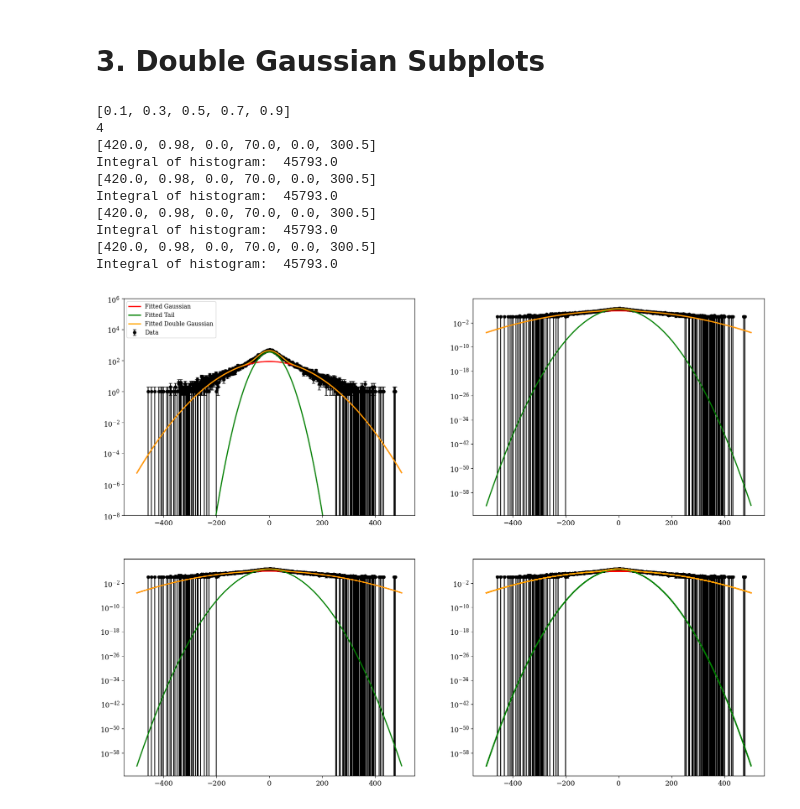
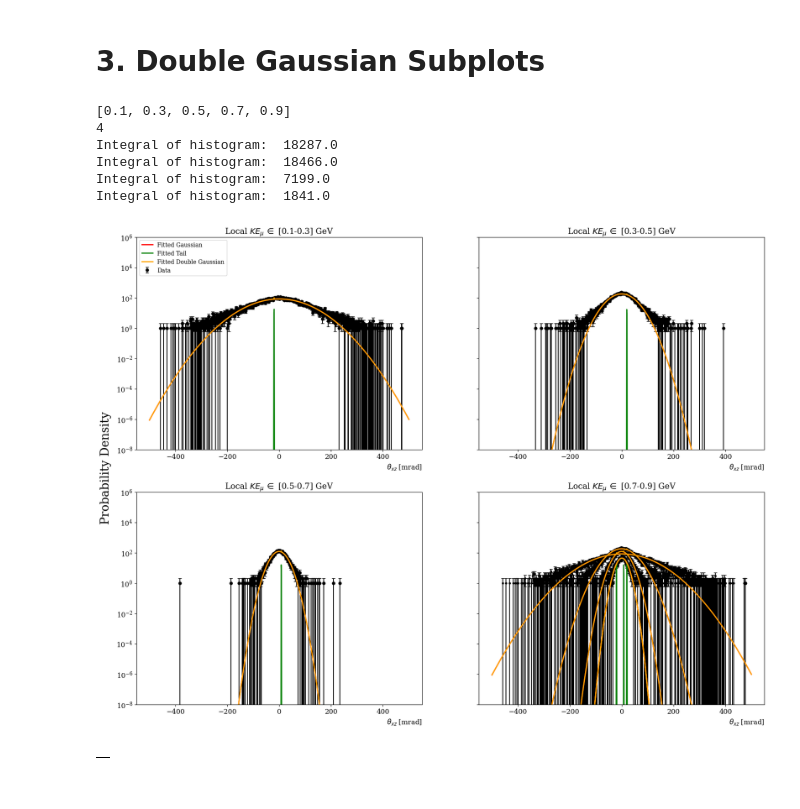
Before and after one commit to rhin525/mcs-dgaus, a Jupyter notebook: notebooks/mcs_MCSimStudy.ipynb, the cells around one changed output. Cells and saved outputs as stored; diff of their text form; code cells hidden in the pictures.

Commit message:
Fixed subplots function, now each subplot contains a different plot for each energy bin.

```diff
--- a/notebooks/mcs_MCSimStudy.ipynb
+++ b/notebooks/mcs_MCSimStudy.ipynb
@@ -493,7 +492,7 @@ def double_gaus_sub_5param(df,column,idx,energyBounds=[],name="",core=False,tail
 
     return fitResult
 # %%
-def double_gaus_subplots(df,column,energyBounds=[0.1,0.9],name="",core=False,tail=False,nbins=1000):
+def double_gaus_subplots(df,column,energyBounds=[0.1,0.9],xname="",core=False,tail=False,nbins=1000):
     series = df[column]
     dgaus_parameters = pd.DataFrame()
     eb1 = energyBounds[0]
@@ -520,7 +519,7 @@ def double_gaus_subplots(df,column,energyBounds=[0.1,0.9],name="",core=False,tai
 
     print(len(energyBins)-1)
 
-    fig, axs = plt.subplots(nrows=2, ncols=2, figsize=(20, 15))
+    fig, axs = plt.subplots(nrows=2, ncols=2, figsize=(20, 15),sharey=True)
     axs = axs.flatten()
 
     #parameters=[420.,0.98,0.,70.,0,300.5] -> Good init parameters for [0.1-0.3] GeV
@@ -540,46 +539,46 @@ def double_gaus_subplots(df,column,energyBounds=[0.1,0.9],name="",core=False,tai
             count += 1
         seriesNew2 = pd.Series(listNew2)
 
-        func1 = TF1('func1', ROOT.double_gaus_norm, -500, 500, 6) #Create double gaussian function with 6 parameters, *Make a limit on params
-        func1.SetParameters(params[0],params[1],params[2],params[3],params[4],params[5])
+        func = TF1('func', ROOT.double_gaus_norm, -500, 500, 6) #Create double gaussian function with 6 parameters, *Make a limit on params
+        func.SetParameters(params[0],params[1],params[2],params[3],params[4],params[5])
 
         #[0.1,0.3 init]
         #func1.SetParameters(420.,0.98,0.,70.,0,300.5)
 
         # fit range for scaling factor
-        func1.SetParLimits(0, 0., 1000.)
+        func.SetParLimits(0, 0., 1000.)
         # fit range for area fraction
-        func1.SetParLimits(1, 0., 1.) #or try .5
+        func.SetParLimits(1, 0., 1.) #or try .5
 
         # fit ranges for sigma1, sigma2
-        func1.SetParLimits(3, 0., 420.)
-        func1.SetParLimits(5, 0., 600.)
+        func.SetParLimits(3, 0., 420.)
+        func.SetParLimits(5, 0., 600.)
 
         #fit ranges for mu1, mu2
-        func1.SetParLimits(2, -20., 20.)
-        func1.SetParLimits(4, -20., 20.)
+        func.SetParLimits(2, -20., 20.)
+        func.SetParLimits(4, -20., 20.)
 
         #func1.setparlimits(3, 0.0, seriesNew.max()) #tail amplitude limit, make max the max y in histogram
-        h_dtheta_xz = th1_from_series(seriesNew, name=name, nbins=nbins, xmin=-500, xmax=500) #Making TH1 Object to fit to the data
+        h_dtheta_xz = th1_from_series(seriesNew2, name='roothist', nbins=nbins, xmin=-500, xmax=500) #Making TH1 Object to fit to the data
         #h_dtheta_xz.Scale(1./ h_dtheta_xz.Integral())
         print("Integral of histogram: ", h_dtheta_xz.Integral())
-        h_dtheta_xz.Fit(func1, "S") #Fitting the double gaussian function to the data
+        h_dtheta_xz.Fit(func, "S") #Fitting the double gaussian function to the data
 
-        mu,sigma = func1.GetParameter(2), func1.GetParameter(3) #Getting the parameters of the fitted double gaussian function
-        mu_tail,sigma_tail = func1.GetParameter(4), func1.GetParameter(5) #Getting the parameters of the fitted double gaussian function
-        fraction,scale = func1.GetParameter(1), func1.GetParameter(0) #Getting the parameters of the fitted double gaussian function
+        mu,sigma = func.GetParameter(2), func.GetParameter(3) #Getting the parameters of the fitted double gaussian function
+        mu_tail,sigma_tail = func.GetParameter(4), func.GetParameter(5) #Getting the parameters of the fitted double gaussian function
+        fraction,scale = func.GetParameter(1), func.GetParameter(0) #Getting the parameters of the fitted double gaussian function
         #Get Parameter Errors
 
-        mu_err,sigma_err = func1.GetParError(2), func1.GetParError(3)
-        mu_tail_err,sigma_tail_err = func1.GetParError(4), func1.GetParError(5)
-        scale_err,fraction_err = func1.GetParError(0), func1.GetParError(1)
+        mu_err,sigma_err = func.GetParError(2), func.GetParError(3)
+        mu_tail_err,sigma_tail_err = func.GetParError(4), func.GetParError(5)
+        scale_err,fraction_err = func.GetParError(0), func.GetParError(1)
 
         #Getting fit results (chi squared, ndf)
-        chi2 = func1.GetChisquare()
-        ndf = func1.GetNDF()
+        chi2 = func.GetChisquare()
+        ndf = func.GetNDF()
         chi2_ndf = chi2/ndf
 
-        bin_heights, bin_borders = np.histogram(seriesNew, bins=nbins, range=(-500, 500)) #Normalizing histogram to 1
+        bin_heights, bin_borders = np.histogram(seriesNew2, bins=nbins, range=(-500, 500)) #Normalizing histogram to 1
         bin_centers = (bin_borders[:-1] + bin_borders[1:]) / 2
         plt.errorbar(bin_centers, bin_heights, yerr=np.sqrt(bin_heights), fmt='o', color='black', label='Data',markersize=3, capsize=3, linewidth=1.5, zorder=1)
 
@@ -588,43 +587,48 @@ def double_gaus_subplots(df,column,energyBounds=[0.1,0.9],name="",core=False,tai
         x = np.linspace(-500, 500, nbins)
         pdf = scale *fraction * np.exp(-0.5 * ((x - mu) / sigma) ** 2) #Probability for core gaus
         pdf_tail = scale*(1-fraction) * np.exp(-0.5 * ((x - mu_tail) / sigma_tail) ** 2) #Probability for tail gaus
         double_pdf = pdf + pdf_tail
 
         if core: plt.plot(x, pdf, color='red', linewidth=2, label='Fitted Gaussian',zorder=2)
         if tail: plt.plot(x, pdf_tail, color='green', linewidth=2, label='Fitted Tail',zorder=3)
         plt.plot(x, double_pdf, color='orange', linewidth=2, label=f'Fitted Double Gaussian (χ²/ndf = {chi2_ndf:.2f})', zorder=4)
 
         x = np.linspace(-500, 500, nbins)
         pdf = scale * fraction * np.exp(-0.5 * ((x - mu) / sigma) ** 2) #Probability for core gaus
         pdf_tail = scale * (1 - fraction) * np.exp(-0.5 * ((x - mu_tail) / sigma_tail) ** 2) #Probability for tail gaus
         double_pdf = pdf + pdf_tail
 
         axs[i].errorbar(bin_centers, bin_heights, yerr=np.sqrt(bin_heights), fmt='o', color='black', label='Data',markersize=5, capsize=3, linewidth=1.5, zorder=1)
         axs[i].set_yscale('log')
         if core: axs[i].plot(x, pdf, color='red', linewidth=2, label='Fitted Gaussian',zorder=2)
         if tail: axs[i].plot(x, pdf_tail, color='green', linewidth=2, label='Fitted Tail',zorder=3)
         axs[i].plot(x, double_pdf, color='orange', linewidth=2, label='Fitted Double Gaussian', zorder=4)
+        axs[i].set_title(r"Local $KE_{\mu} \, \in$ "+f"[{e1}-{e2}] GeV")
+        axs[i].set_xlabel(xname, loc='right')
+
+        ser = pd.Series({f"KE in [{e1}-{e2}]":[fraction,mu,sigma,mu_tail,sigma_tail,fraction_err,mu_err,sigma_err,mu_tail_err,sigma_tail_err]})
+        pd.concat([dgaus_parameters,ser])
 
     #change y axis 1000 more to fit legends
     axs[0].legend(loc='upper left', fontsize=10)
     axs[0].set_ylim(0.00000001,1000000)
+    fig.text(0.08, 0.5, 'Probability Density', va='center', rotation='vertical',size='xx-large')
+    plt.tight_layout
     plt.show()
 
+    return dgaus_parameters
 
 
-
-double_gaus_subplots(muon_df, 'dtheta_xz', energyBounds=[0.1, 0.9], name=r"$d\theta_{xz}$", core=True, tail=True, nbins=1000)
+dgaus_fitResults = double_gaus_subplots(muon_df, 'dtheta_xz', xname=r'$\theta_{xz}$ [mrad]',energyBounds=[0.1, 0.9], core=True, tail=True, nbins=1000)
+dgaus_fitResults
 # %% [output]
 [0.1, 0.3, 0.5, 0.7, 0.9]
 4
-[420.0, 0.98, 0.0, 70.0, 0.0, 300.5]
-Integral of histogram:  45793.0
-[420.0, 0.98, 0.0, 70.0, 0.0, 300.5]
-Integral of histogram:  45793.0
-[420.0, 0.98, 0.0, 70.0, 0.0, 300.5]
-Integral of histogram:  45793.0
-[420.0, 0.98, 0.0, 70.0, 0.0, 300.5]
-Integral of histogram:  45793.0
+Integral of histogram:  18287.0
+Integral of histogram:  18466.0
+Integral of histogram:  7199.0
+Integral of histogram:  1841.0
-[figure, old version]
+[figure, new version]
+|  |
 ****************************************
 Minimizer is Minuit2 / Migrad
```
Also changed, not shown: parts of 2 cells of this notebook.
